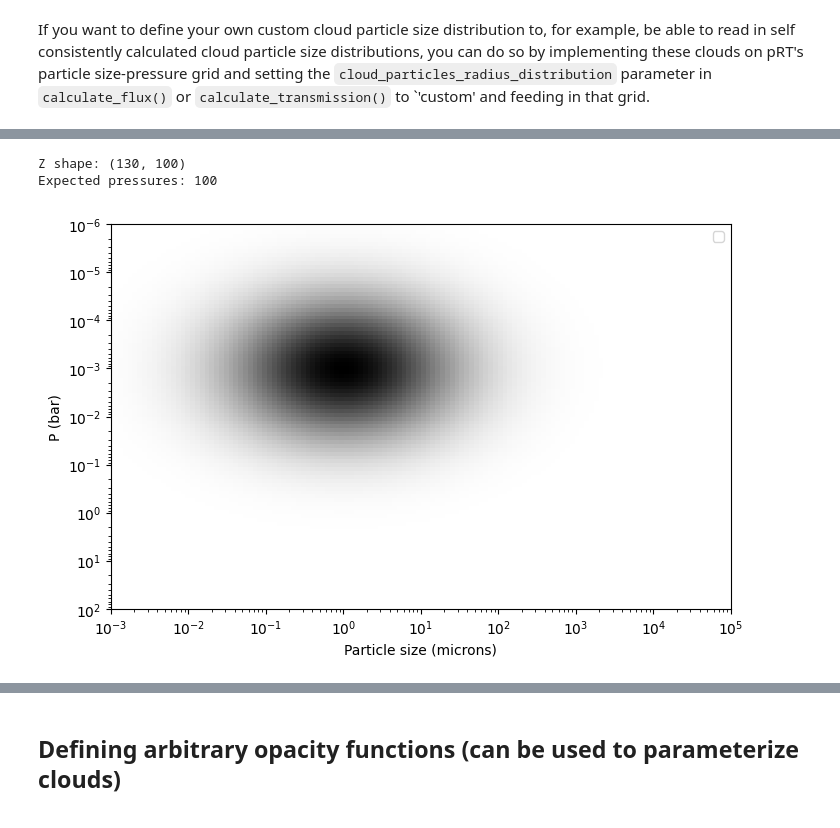
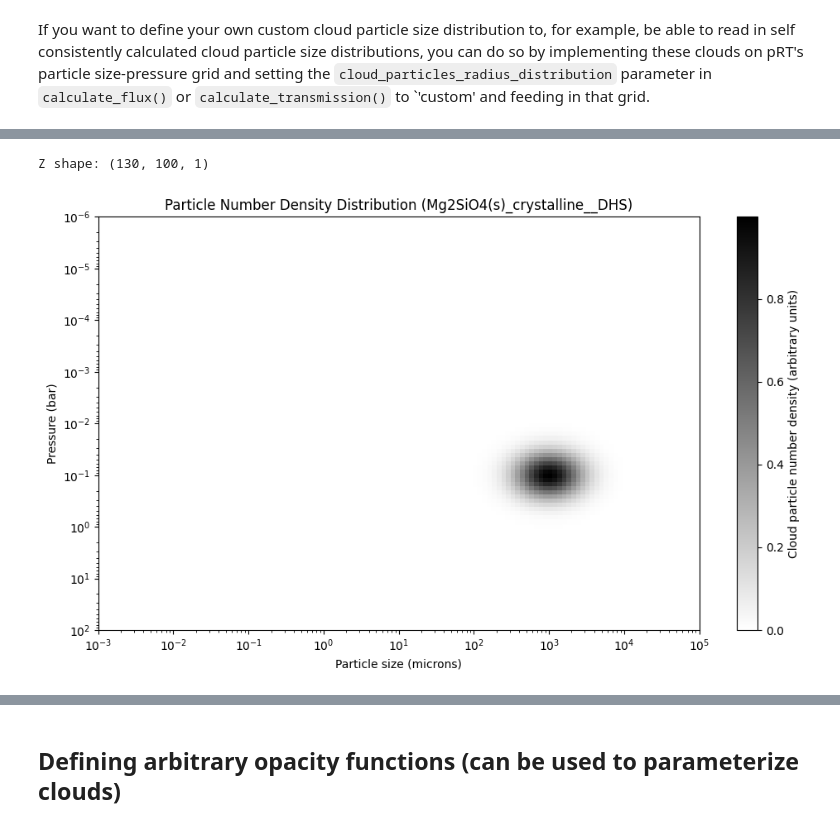
Before and after one commit to FormingWorlds/petitRADTRANS, a Jupyter notebook: docs/content/notebooks/including_clouds.ipynb, the cells around one changed output, grey strips where cells are left out. Cells and saved outputs as stored; diff of their text form; code cells hidden in the pictures.

Commit message:
Working tutorial on custom particle size distribution

```diff
--- a/docs/content/notebooks/including_clouds.ipynb
+++ b/docs/content/notebooks/including_clouds.ipynb
@@ -750,45 +750,46 @@ Loading Radtrans opacities...
  Successfully loaded all clouds opacities
 Successfully loaded all opacities
 # %%
-mass_fractions['Mg2SiO4(s)_crystalline__DHS'] = 5e-7 * np.ones_like(temperatures)
-
 pressures = np.logspace(-6, 2, 100)
 radii = np.logspace(-3, 5, 130)
+nr_cloud_species = len(atmosphere.cloud_species)
 P, R = np.meshgrid(pressures, radii)
 
-# Convert to log space
+# Convert pressure and radius to log space
 logP = np.log10(P)
 logR = np.log10(R)
 
-# Gaussian center
-logP0 = np.log10(1e-3)
-logR0 = np.log10(1.0)
+# Initialize Z with the correct shape (pressure layers, particle sizes, cloud species)
+cloud_particle_number_density_grid = np.zeros((len(radii), len(pressures), nr_cloud_species))
 
-# Standard deviations
-sigmaP = 1
-sigmaR = 1
+# Define the Gaussian distribution parameters for the cloud particle size distribution
+logP0 = np.log10(1e-1)
+logR0 = np.log10(1e3)
+sigmaP = 0.3
+sigmaR = 0.3
 
-# Simple 2D Gaussian
-Z = np.exp(-((logP - logP0)**2 / (2 * sigmaP**2) +
+# Generate the Gaussian distribution for the cloud particle number density
+cloud_particle_number_density_grid[...,0] = np.exp(-((logP - logP0)**2 / (2 * sigmaP**2) +
              (logR - logR0)**2 / (2 * sigmaR**2)))
 
-print("Z shape:", Z.shape)
-print("Expected pressures:", len(atmosphere.pressures))
-# Plot
-plt.figure(figsize=(8, 5))
-plt.pcolormesh(R, P, Z, shading='auto', cmap='binary')
-plt.xscale('log')
-plt.yscale('log')
-plt.ylim([1e2, 1e-6])
-plt.xlim([1e-3, 1e5])
-#plt.title(atmosphere.cloud_species[i_cloud])
-plt.ylabel('P (bar)')
-plt.xlabel('Particle size (microns)')
-plt.legend()
+print("Z shape:", cloud_particle_number_density_grid.shape)
 
+fig, ax = plt.subplots(figsize=(10, 6))
+
+im = ax.pcolormesh(R, P, cloud_particle_number_density_grid[..., 0], shading='auto', cmap='binary')
+ax.set_xscale('log')
+ax.set_yscale('log')
+ax.set_ylim([1e2, 1e-6])
+ax.set_xlim([1e-3, 1e5])
+ax.set_ylabel('Pressure (bar)')
+ax.set_xlabel('Particle size (microns)')
+ax.set_title('Particle Number Density Distribution (Mg2SiO4(s)_crystalline__DHS)')
+
+fig.colorbar(im, ax=ax, label='Cloud particle number density (arbitrary units)')
+
+fig.tight_layout()
 plt.show()
 # %% [output]
-Z shape: (130, 100)
-Expected pressures: 100
+Z shape: (130, 100, 1)
-[figure, old version]
+[figure, new version]
 # %%
```
Also changed, not shown: parts of 1 cell of this notebook.
